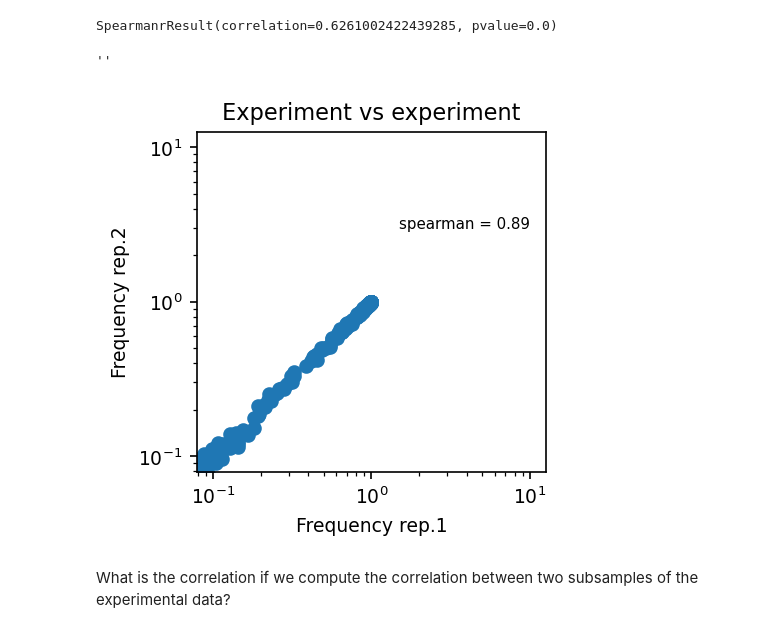
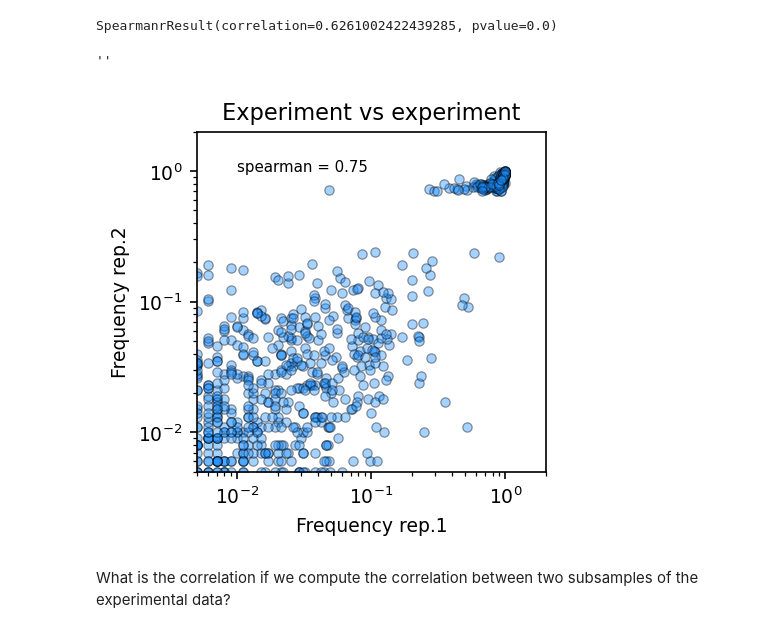
Before and after one commit to matteobisardi/ALGOSB_2021_tutorial, a Jupyter notebook: src/plmDCA_and_evolution.ipynb, the cells around one changed output. Drawn from its saved outputs; the diff is of its cells as text; code cells hidden in the pictures.

```diff
--- a/src/plmDCA_and_evolution.ipynb
+++ b/src/plmDCA_and_evolution.ipynb
@@ -1157,27 +1142,30 @@ SpearmanrResult(correlation=0.6261002422439285, pvalue=0.0)
 # %%
 #@title Scatter in-silico vs experiment
 # scatterplot experiment vs silico
 xsize = 3
 ysize = 3
 fig = plt.figure(figsize = (xsize, ysize), dpi = 150)
 
-pp = plt.scatter(fi_exp.flatten(), fi_silico.flatten())
+pp = plt.scatter(fi_exp.flatten(), fi_silico.flatten(), alpha = 0.4, linewidth = 0.6,
+      edgecolor = "black", color = "dodgerblue", s = 20)
 multip = 3
 
 # spearman
 sp = sc.spearmanr(fi_exp.flatten(),fi_silico.flatten())[0]
 
 plt.tick_params(labelsize = multip*xsize)
 plt.yscale("log")
 plt.xscale("log")
+plt.xlim( (1/(2*M_silico), 2))
+plt.ylim( (1/(2*M_silico), 2))
 plt.title("Experiment vs experiment", fontsize = 1.2*multip*xsize)
 plt.xlabel("Frequency rep.1", fontsize = multip*xsize)
 plt.ylabel("Frequency rep.2", fontsize = multip*xsize)
-plt.text(1.5, 3, f"spearman = {round(sp, 2)}", fontsize = 0.8*multip*xsize)
+plt.text(0.01, 1, f"spearman = {round(sp, 2)}", fontsize = 0.8*multip*xsize)
 ;
 # %% [output]
 ''
-[figure, old version]
+[figure, new version]
 # %% [markdown]
 What is the correlation if we compute the correlation between two subsamples of the experimental data?
 # %%
```
Also changed, not shown: parts of 1 cell of this notebook.
